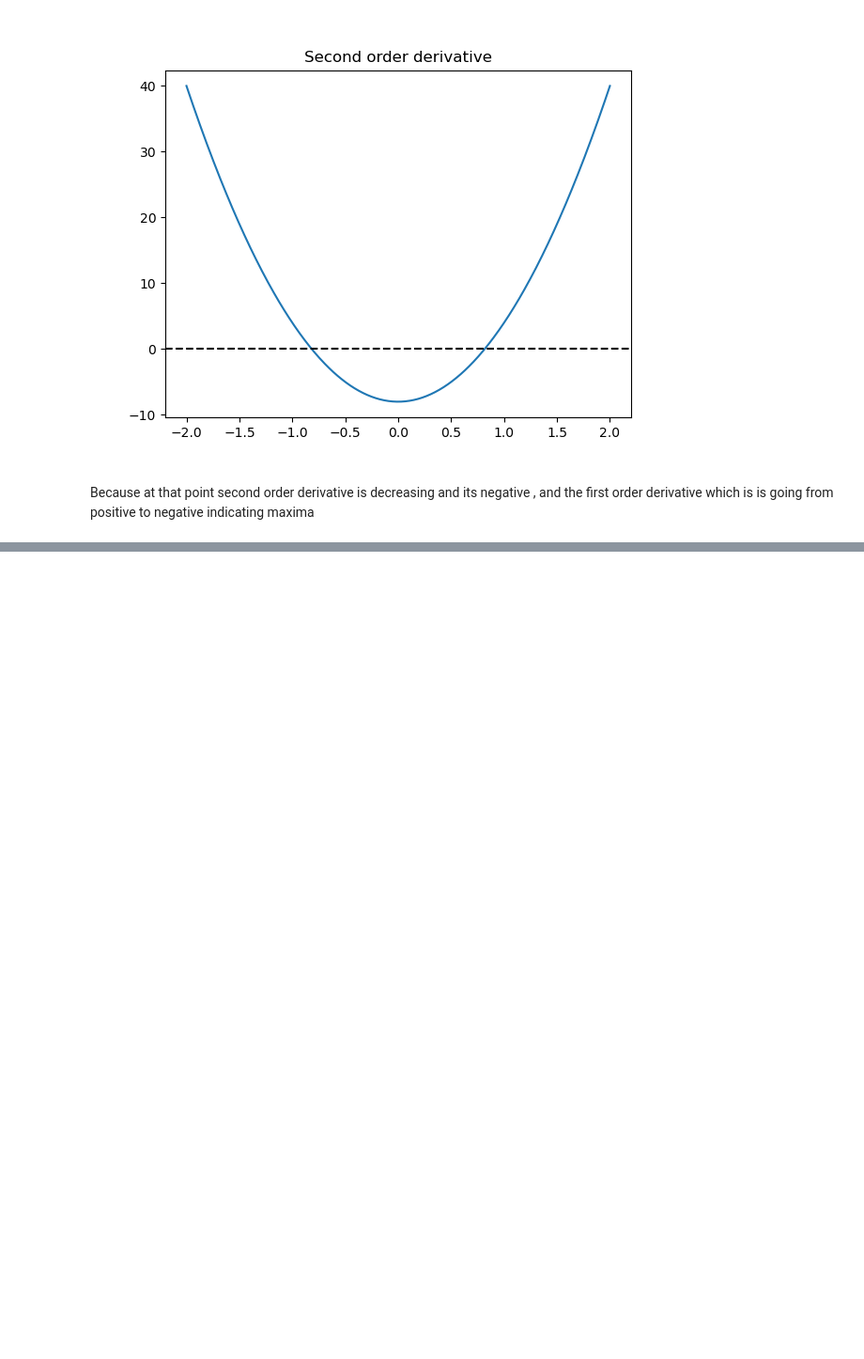
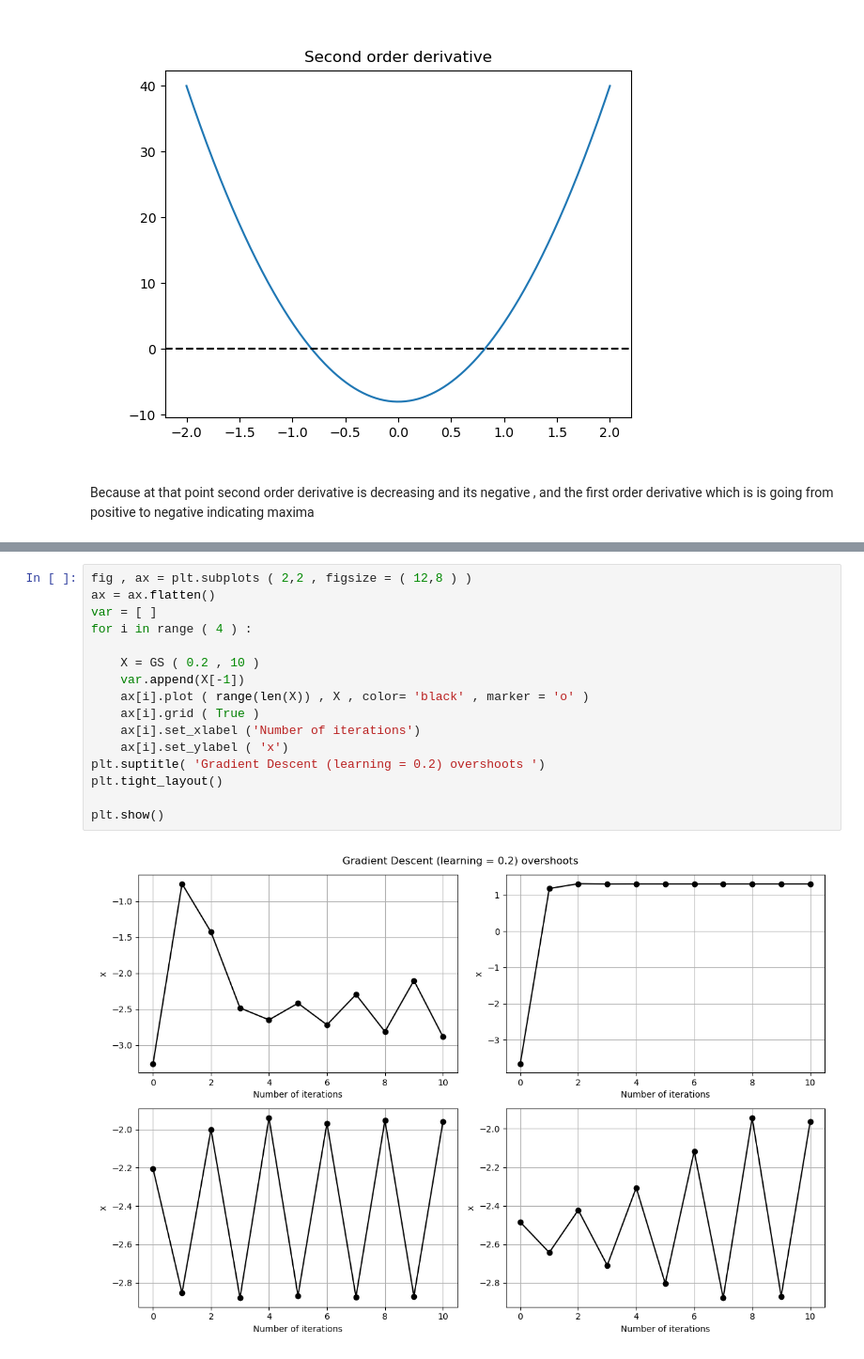
Before and after one commit to qamarr6092/math-with-python, a Jupyter notebook: Calculus/calculus.ipynb, the cells around one changed output, grey strips where cells are left out. Shown at 94% size. Saved outputs shown, nothing was run; the diff lists cells and outputs as text; blank space fills up the shorter version.

```diff
--- a/Calculus/calculus.ipynb
+++ b/Calculus/calculus.ipynb
@@ -354,0 +430,18 @@ Because at that point second order derivative is decreasing and its negative , a
+# %%
+fig , ax = plt.subplots ( 2,2 , figsize = ( 12,8 ) )
+ax = ax.flatten()
+var = [ ]
+for i in range ( 4 ) :
+
+    X = GS ( 0.2 , 10 )
+    var.append(X[-1])
+    ax[i].plot ( range(len(X)) , X , color= 'black' , marker = 'o' )
+    ax[i].grid ( True )
+    ax[i].set_xlabel ('Number of iterations')
+    ax[i].set_ylabel ( 'x')
+plt.suptitle( 'Gradient Descent (learning = 0.2) overshoots ')
+plt.tight_layout()
+
+plt.show()
+# %% [output]
+[figure, added]
```
Also changed, not shown: parts of 24 cells of this notebook.
